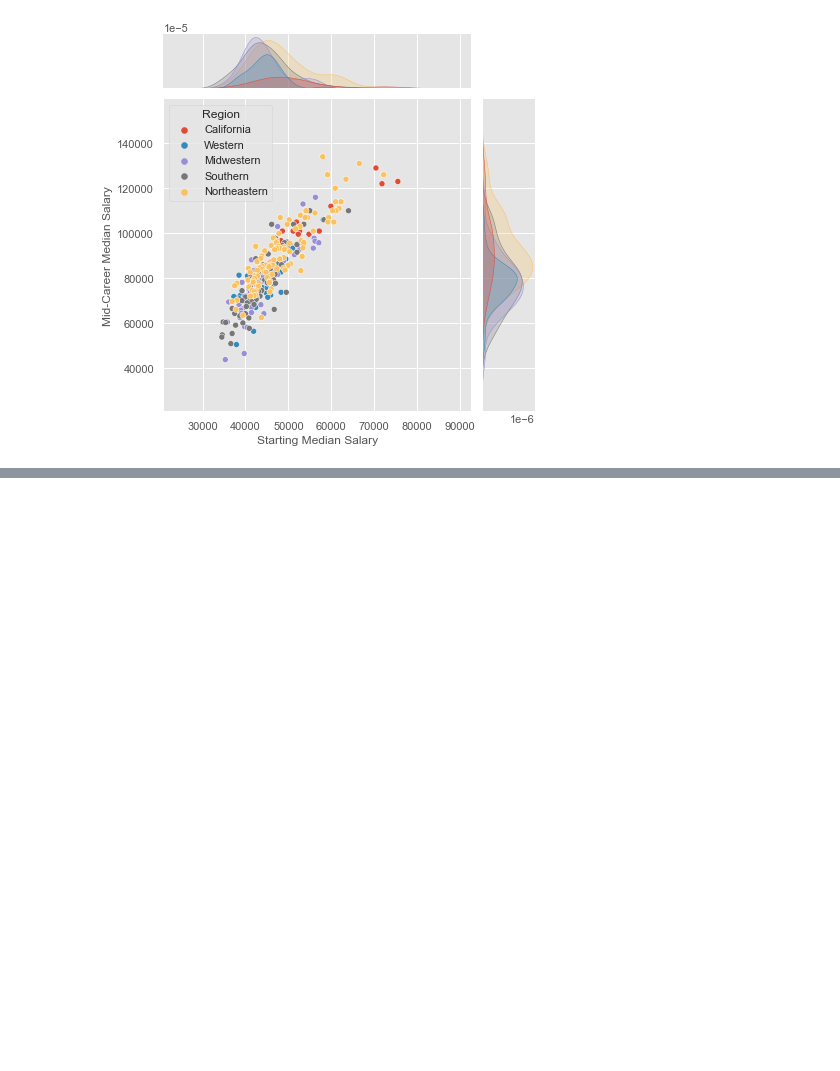
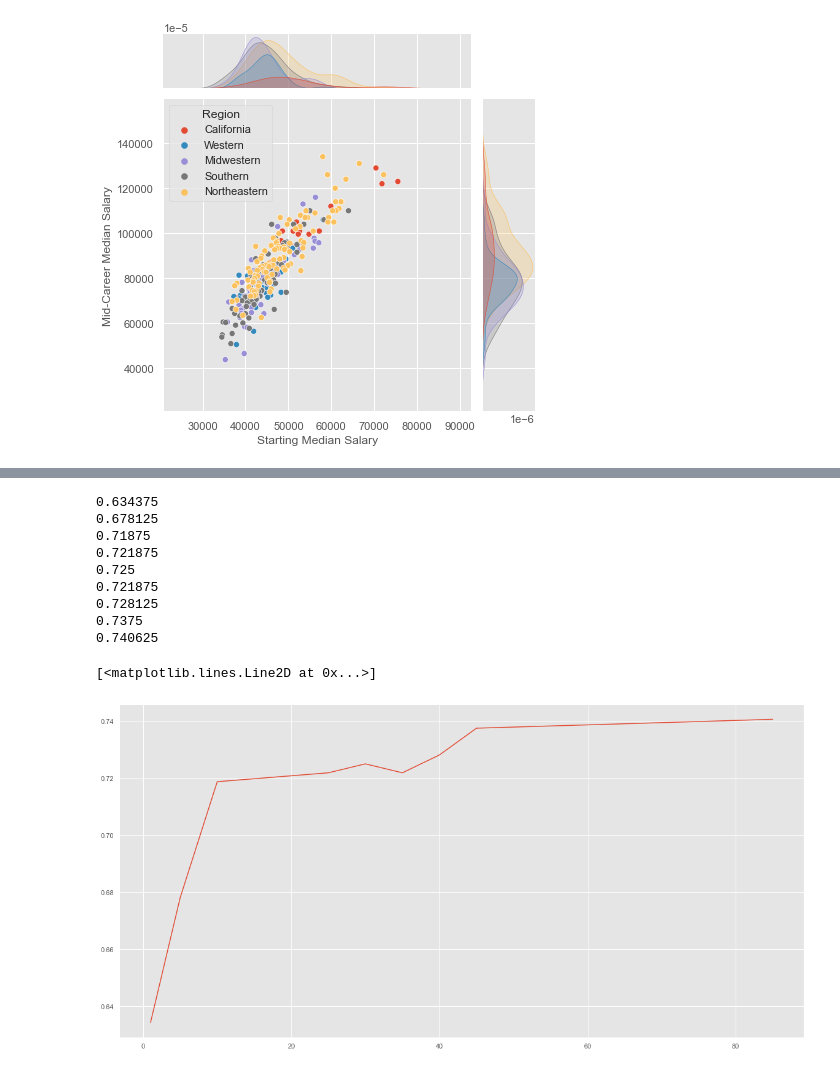
Before and after one commit to UU-Data-Science-Project/Degree-Analyzer, a Jupyter notebook: Project_File.ipynb, the cells around one changed output, grey strips where cells are left out. Drawn from its saved outputs; the diff is of its cells as text; code cells hidden in the pictures; blank space fills up the shorter version.

```diff
--- a/Project_File.ipynb
+++ b/Project_File.ipynb
@@ -525,0 +668,59 @@ sns.jointplot(data=df_region, x="Starting Median Salary", y="Mid-Career Median S
+# %%
+#Added by Fernando Turcios
+#One-Hot encoding
+#df_region_dummies=pd.get_dummies(df_region)
+
+#df_region
+
+#Using KNN method on high wage growth.
+
+diff = df_region["Mid-Career Median Salary"] - df_region["Starting Median Salary"]
+
+median=st.median(diff)
+
+y_bestRank = np.zeros(len(diff))
+
+for i,val in enumerate(diff):
+    if val > median:
+        y_bestRank[i] = 1
+    else:
+        y_bestRank[i] = 0
+
+
+#using kNN to predict the best growth in a degree
+
+df_regionEncoding["Best Growth"] = y_bestRank
+df_regionEncoding["diff"] = diff
+
+#testing with diffrent K values
+k_neighbors = np.array([1, 5, 10, 25, 30, 35, 40, 45,85])
+
+
+X = df_regionEncoding[["Starting Median Salary","Region"]]
+y = df_regionEncoding["Best Growth"]
+
+#k-Nearest Kneighbors method: Testing with diffrent k values
+
+#Average accuracy for diffrent k values
+aveAccuracies = np.zeros(len(k_neighbors))
+
+for i, val in enumerate(k_neighbors):
+    model = KNeighborsClassifier(n_neighbors = val)
+    model.fit(X,y)
+    scores = cross_val_score(estimator=model,X=X,y=y,cv=5,scoring='accuracy')
+    aveAccuracies[i] = scores.mean()
+    print(aveAccuracies[i])
+
+plt.plot(k_neighbors,aveAccuracies)
+# %% [output]
+0.634375
+0.678125
+0.71875
+0.721875
+0.725
+0.721875
+0.728125
+0.7375
+0.740625
+[<matplotlib.lines.Line2D at 0x...>]
+[figure, added]
```
Also changed, not shown: parts of 21 cells of this notebook.
